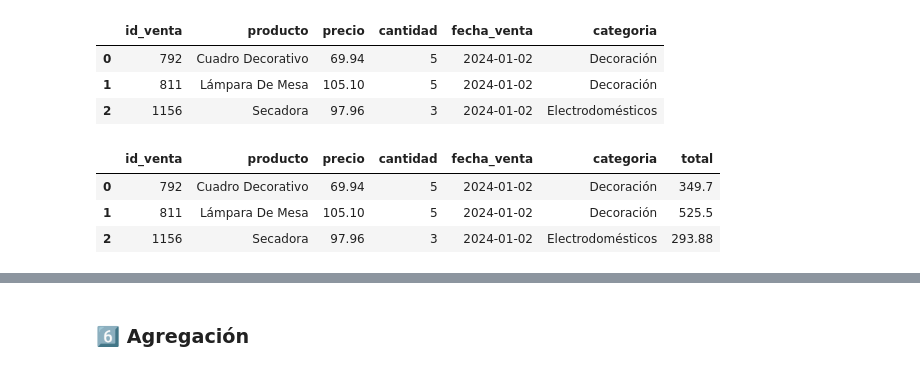
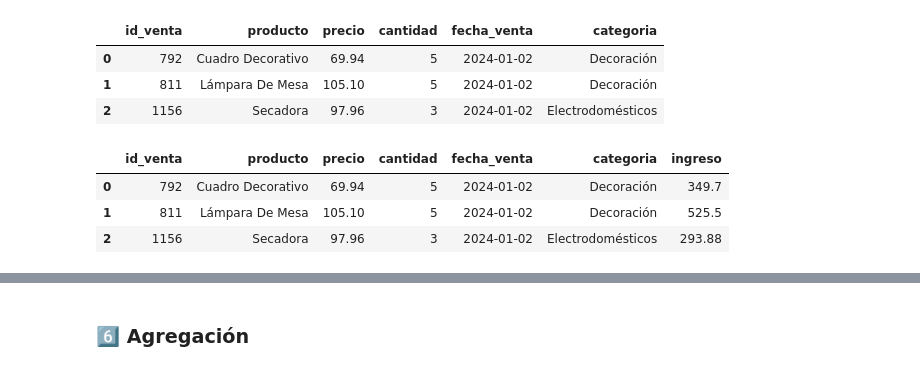
Before and after one commit to dataccounting/Sanvido-Gonzalo-comision-26252-TPI-data-analytics, a Jupyter notebook: Sanvido.Gonzalo.comision.25262.TPI.data.analytics.ipynb, the cells around one changed output, grey strips where cells are left out. Saved outputs shown, nothing was run; the diff lists cells and outputs as text; code cells hidden in the pictures.

```diff
--- a/Sanvido.Gonzalo.comision.25262.TPI.data.analytics.ipynb
+++ b/Sanvido.Gonzalo.comision.25262.TPI.data.analytics.ipynb
@@ -424,8 +444,9 @@ fecha_fin       datetime64[ns]
 dtype: object
 ----------------------------------------------------------------------------------------------------
 # %%
-for df in [ventas_clean, clientes_clean, marketing_clean]:
-    df = normalizar_texto(df)
+ventas_clean = normalizar_texto(ventas_clean)
+clientes_clean = normalizar_texto(clientes_clean)
+marketing_clean = normalizar_texto(marketing_clean)
 # %%
 ventas_clean.head(3)
 # %% [output]
@@ -601,11 +617,13 @@ ventas_clean.head(3)
 | 0 | 792 | Cuadro Decorativo | 69.94 | 5 | 2024-01-02 | Decoración |
 | 1 | 811 | Lámpara De Mesa | 105.10 | 5 | 2024-01-02 | Decoración |
 | 2 | 1156 | Secadora | 97.96 | 3 | 2024-01-02 | Electrodomésticos |
+# %%
+ventas_perf = ventas_clean.copy(deep=True)
 # %%
-ventas_clean['total'] = ventas_clean['precio'] * ventas_clean['cantidad']
-ventas_clean.head(3)
+ventas_perf['ingreso'] = ventas_perf.loc[:,'precio'] * ventas_perf.loc[:,'cantidad']
+ventas_perf.head(3)
 # %% [output]
-|  | id_venta | producto | precio | cantidad | fecha_venta | categoria | total |
+|  | id_venta | producto | precio | cantidad | fecha_venta | categoria | ingreso |
 | 0 | 792 | Cuadro Decorativo | 69.94 | 5 | 2024-01-02 | Decoración | 349.7 |
 | 1 | 811 | Lámpara De Mesa | 105.10 | 5 | 2024-01-02 | Decoración | 525.5 |
 | 2 | 1156 | Secadora | 97.96 | 3 | 2024-01-02 | Electrodomésticos | 293.88 |
```
Also changed, not shown: parts of 40 cells of this notebook.
